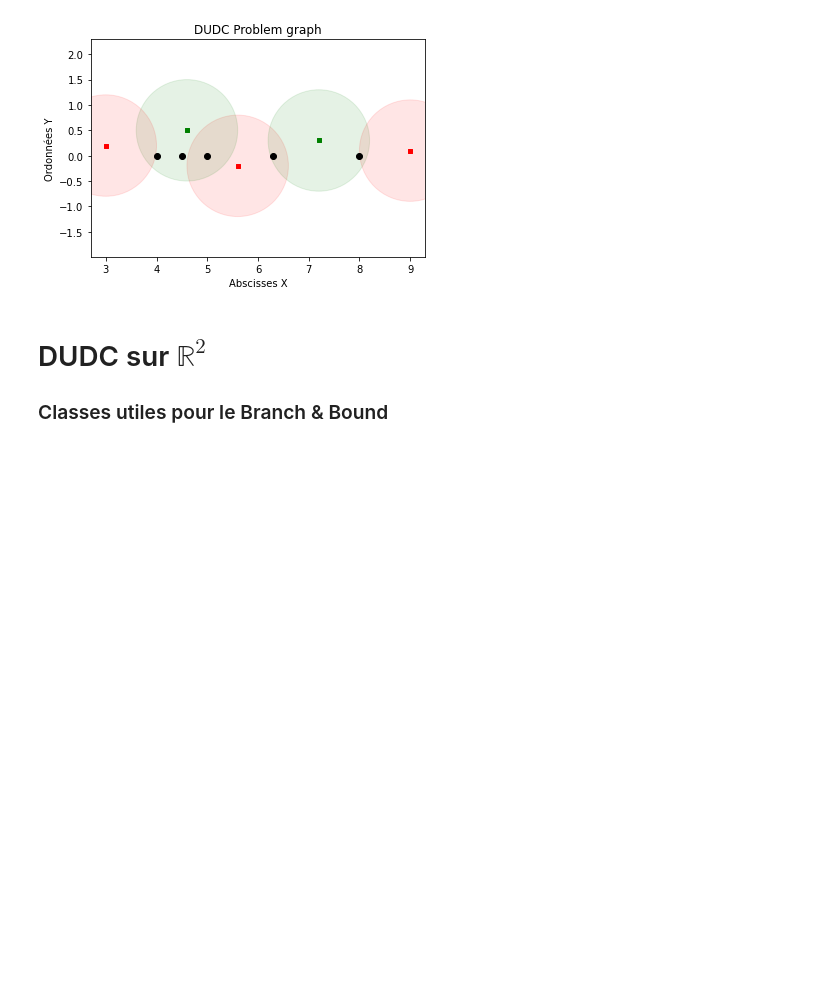
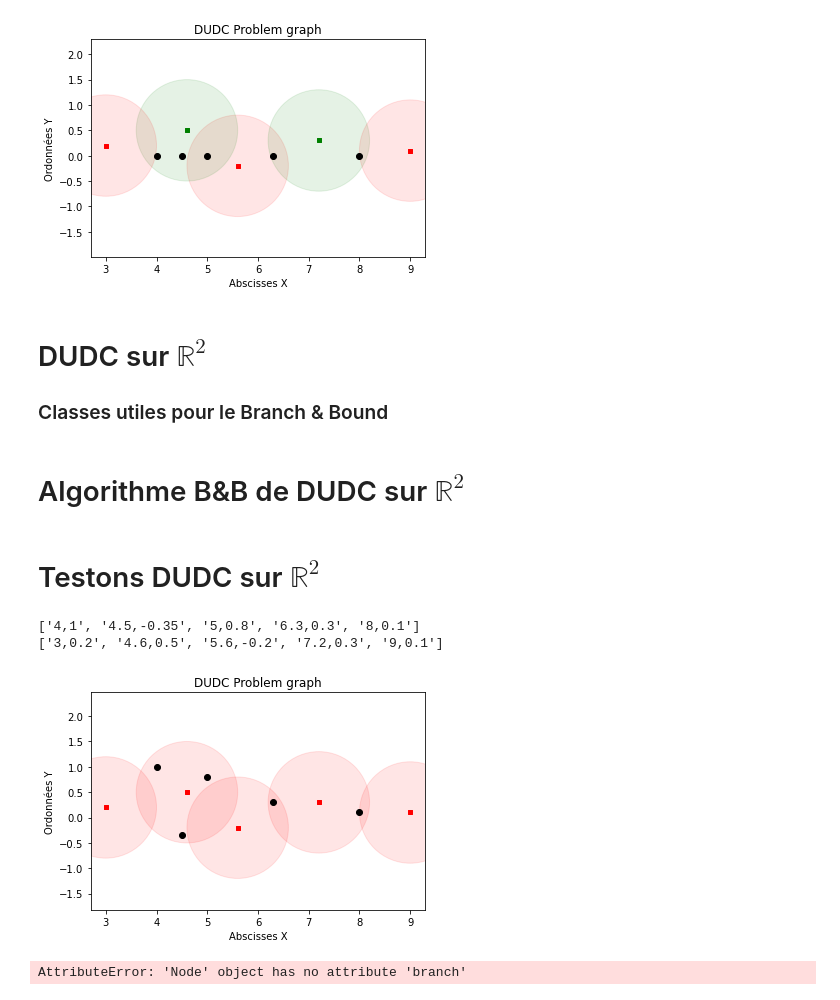
Before and after one commit to ChihabEddine98/AdvancedAlgos, a Jupyter notebook: DUDC.ipynb, the cells around one changed output. Drawn from its saved outputs; the diff is of its cells as text; code cells hidden in the pictures; blank space fills up the shorter version.

```diff
--- a/DUDC.ipynb
+++ b/DUDC.ipynb
@@ -129,19 +129,24 @@ def dudc_1d(P,Q):
 # %% [markdown]
 # Test de l'algo DUDC
 # %%
-in_path='DUDC_examples'
-out_path= 'DUDC_out'
-files= os.listdir(in_path)
+def dudc_test(dimension=1):
+    in_path='DUDC_examples/1D' if dimension == 1 else 'DUDC_examples/2D'
+    out_path= 'DUDC_out/1D' if dimension == 1 else 'DUDC_out/2D'
 
-for file in files:
-    dudc=DUDC()
-    dudc.parse_file(f'{in_path}/{file}')
-    if dudc.d == 1:
+    files= os.listdir(in_path)
+
+    for file in files:
+        dudc=DUDC()
+        dudc.parse_file(f'{in_path}/{file}')
         fig=dudc.figure()
         title=f'{file[:-4]}_origin.png'
         fig.savefig(f'{out_path}/{title}')
         fig.show()
-        Q_star=dudc_1d(dudc.P,dudc.Q)
+
+        if dudc.d == 1:
+            Q_star=dudc_1d(dudc.P,dudc.Q)
+        else:
+            Q_star=dudc_2d(dudc.P,dudc.Q)
 
         if len(Q_star):
             print(' Voila la solution :')
@@ -149,8 +154,11 @@ for file in files:
             title_after=f'{file[:-4]}_sol.png'
             res.savefig(f'{out_path}/{title_after}')
             res.show()
-    else:
-        print(' Votre problem est en 2D (R²)')
+        else:
+            print(' Ce probleme n\'admet pas de solution')
+
+# On teste DUDC sur R
+dudc_test(dimension=1)
 # %% [output]
 ['4,0', '4.5,0', '5,0', '6.3,0', '8,0']
 ['3,0', '4.6,0', '5.6,0', '7.2,0', '9,0']
@@ -207 +215,3 @@ class Node:
         self.right_child.get_lb(circles=circles)
+# %% [markdown]
+# Algorithme B&B de DUDC sur $\mathbb{R}^2$
@@ -207,0 +266,9 @@ class Node:
+# %% [markdown]
+# Testons DUDC sur $\mathbb{R}^2$
+# %%
+dudc_test(2)
+# %% [output]
+['4,1', '4.5,-0.35', '5,0.8', '6.3,0.3', '8,0.1']
+['3,0.2', '4.6,0.5', '5.6,-0.2', '7.2,0.3', '9,0.1']
+[figure, added]
+AttributeError: 'Node' object has no attribute 'branch'
```
Also changed, not shown: parts of 2 cells of this notebook, 13 other files.
